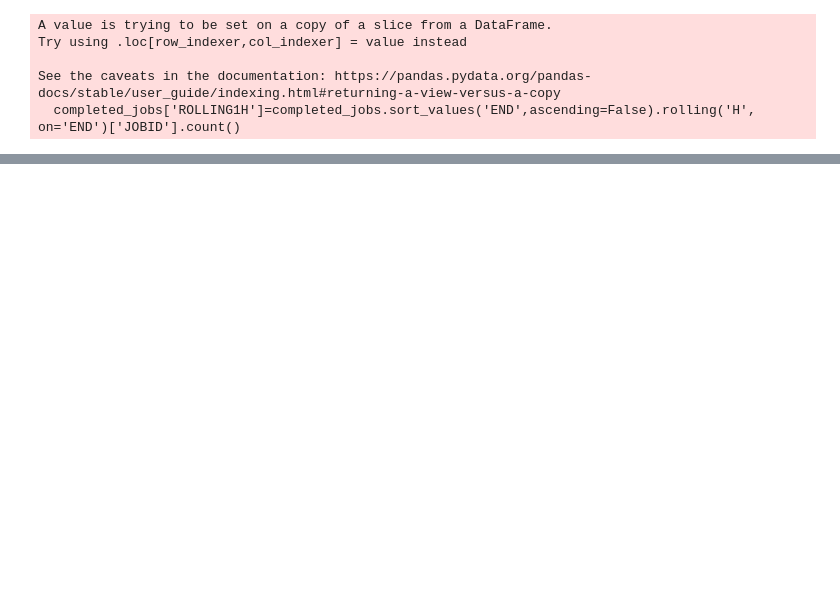
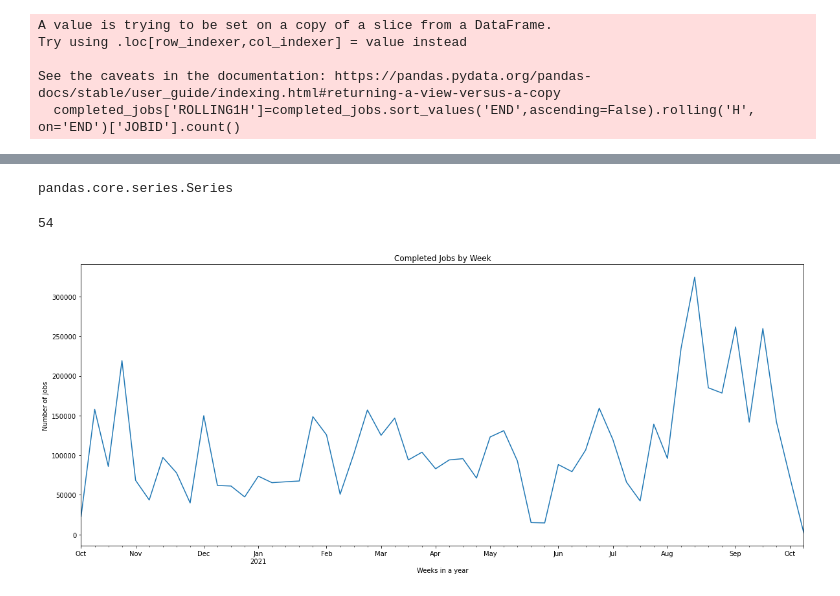
Before and after one commit to VahidehRasekhi/accre-sour_patch, a Jupyter notebook: Question1_revised.ipynb, the cells around one changed output, grey strips where cells are left out. Saved outputs shown, nothing was run; the diff lists cells and outputs as text; code cells hidden in the pictures; blank space fills up the shorter version.

```diff
--- a/Question1_revised.ipynb
+++ b/Question1_revised.ipynb
@@ -50,0 +91,2 @@ completed_jobs=completed_jobs.sort_values('END', ascending=False)
+# %%
+completed_jobs['JOBLENGTH']= completed_jobs['END']-completed_jobs['BEGIN']
@@ -50,0 +102,3 @@ completed_jobs=completed_jobs.sort_values('END', ascending=False)
+# %%
+#rolling('H', on='END')['JOBID'].count()
+completed_jobs['ROLLING_H_ARRAY']=completed_jobs.rolling('H', on='END')['IN_ARRAY'].sum()
@@ -50,0 +125,3 @@ completed_jobs=completed_jobs.sort_values('END', ascending=False)
+# %%
+completed_jobs['Date']=completed_jobs['END'].dt.date
+completed_jobs['Hour']=completed_jobs['END'].dt.hour
@@ -50,0 +179,19 @@ completed_jobs=completed_jobs.sort_values('END', ascending=False)
+# %%
+#completed by week
+completed_by_week=completed_jobs.groupby(pd.Grouper(key='END', freq ='W'))['JOBID'].count()
+# %%
+type(completed_by_week)
+# %% [output]
+pandas.core.series.Series
+# %%
+completed_by_week.shape[0]
+# %% [output]
+54
+# %%
+plt.figure(figsize = (20,8))
+completed_by_week.plot()
+plt.title('Completed Jobs by Week')
+plt.xlabel('Weeks in a year')
+plt.ylabel('Number of jobs');
+# %% [output]
+[figure, added]
```
Also changed, not shown: parts of 42 cells of this notebook.
